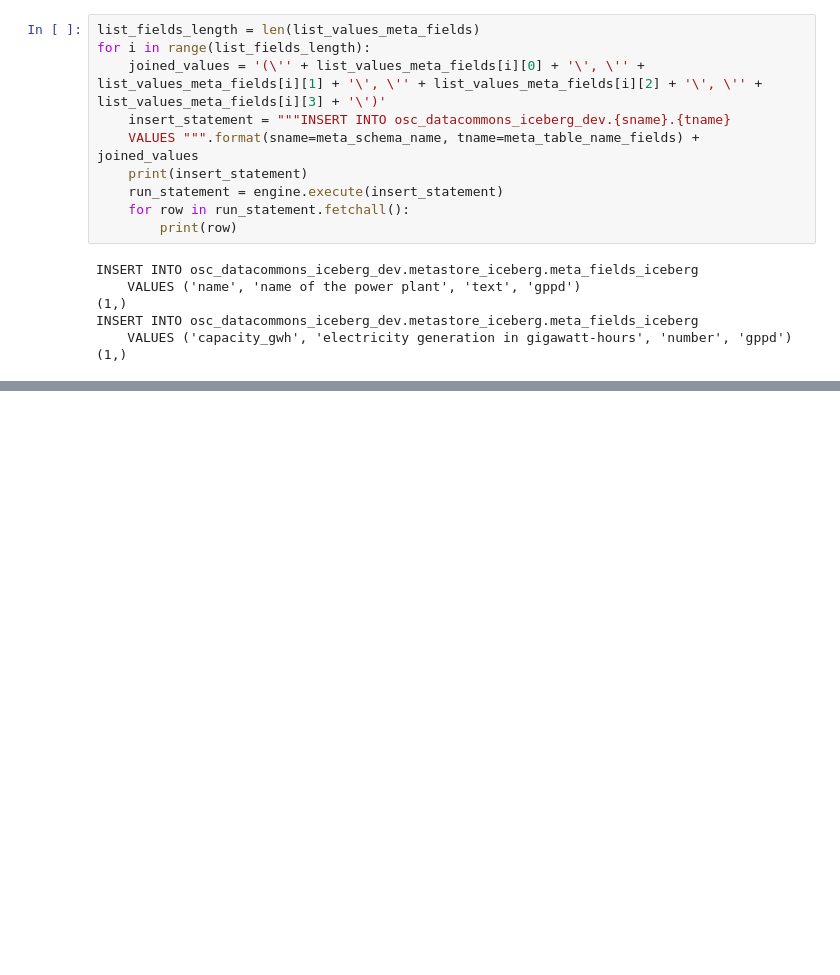
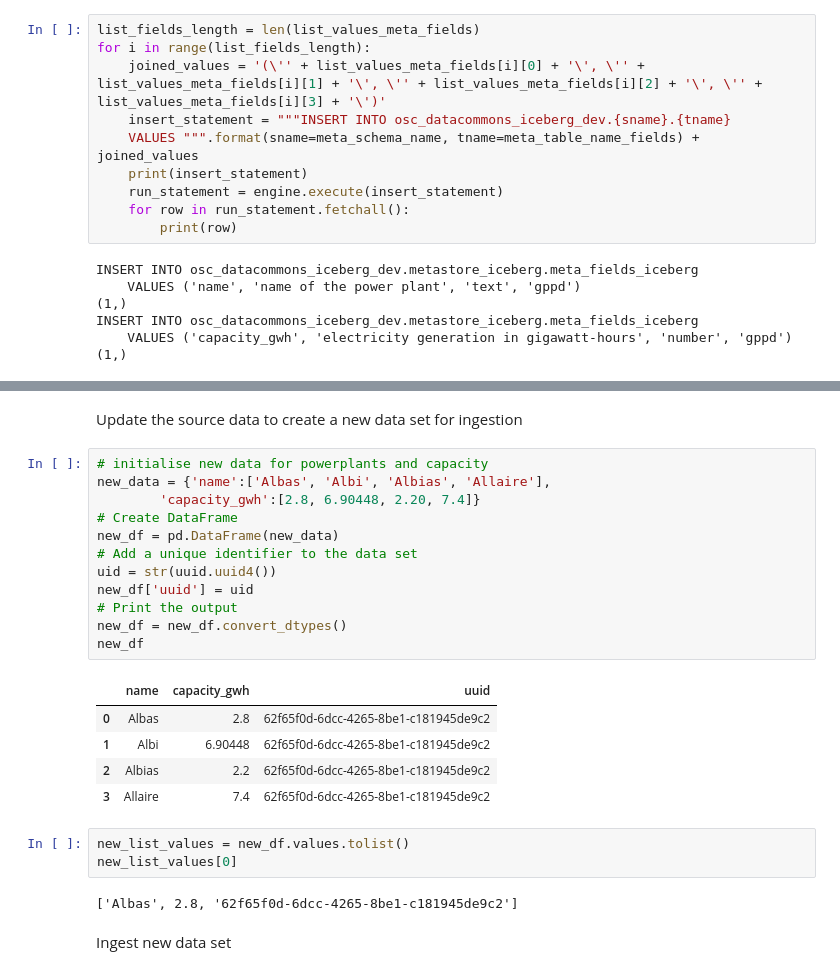
Before and after one commit to os-climate/data-platform-demo, a Jupyter notebook: notebooks/trino-iceberg-data-management.ipynb, the cells around one changed output, grey strips where cells are left out. Saved outputs shown, nothing was run; the diff lists cells and outputs as text; blank space fills up the shorter version.

```diff
--- a/notebooks/trino-iceberg-data-management.ipynb
+++ b/notebooks/trino-iceberg-data-management.ipynb
@@ -411,0 +427,27 @@ SELECT * FROM osc_datacommons_iceberg_dev.metastore_iceberg.meta_fields_iceberg
+# %% [markdown]
+Update the source data to create a new data set for ingestion
+# %%
+# initialise new data for powerplants and capacity
+new_data = {'name':['Albas', 'Albi', 'Albias', 'Allaire'],
+        'capacity_gwh':[2.8, 6.90448, 2.20, 7.4]}
+# Create DataFrame
+new_df = pd.DataFrame(new_data)
+# Add a unique identifier to the data set
+uid = str(uuid.uuid4())
+new_df['uuid'] = uid
+# Print the output
+new_df = new_df.convert_dtypes()
+new_df
+# %% [output]
+|  | name | capacity_gwh | uuid |
+| 0 | Albas | 2.8 | 62f65f0d-6dcc-4265-8be1-c181945de9c2 |
+| 1 | Albi | 6.90448 | 62f65f0d-6dcc-4265-8be1-c181945de9c2 |
+| 2 | Albias | 2.2 | 62f65f0d-6dcc-4265-8be1-c181945de9c2 |
+| 3 | Allaire | 7.4 | 62f65f0d-6dcc-4265-8be1-c181945de9c2 |
+# %%
+new_list_values = new_df.values.tolist()
+new_list_values[0]
+# %% [output]
+['Albas', 2.8, '62f65f0d-6dcc-4265-8be1-c181945de9c2']
+# %% [markdown]
+Ingest new data set
```
Also changed, not shown: parts of 20 cells of this notebook.
